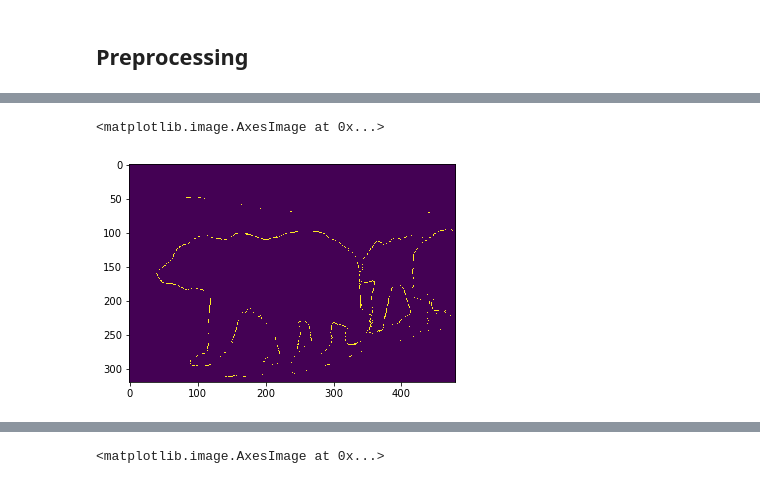
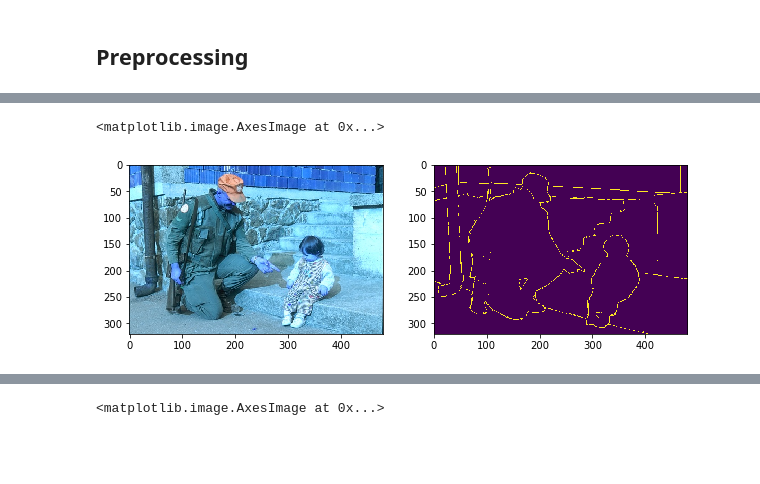
Before and after one commit to iocak28/UNet_edge_detection, a Jupyter notebook: pytorch_unet-edge.ipynb, the cells around one changed output, grey strips where cells are left out. Cells and saved outputs as stored; diff of their text form; code cells hidden in the pictures; blank space fills up the shorter version.

```diff
--- a/pytorch_unet-edge.ipynb
+++ b/pytorch_unet-edge.ipynb
@@ -17,6 +17,7 @@ import os,sys
 import pandas as pd
 import matplotlib.pyplot as plt
 import numpy as np
+from scipy import ndimage, misc
 
 folder = 'BSR_unzip/BSR/BSDS500/data/'
 
@@ -48,7 +49,7 @@ def load_labels(folder):
             label = (scipy.io.loadmat(os.path.join(folder,filename)))['groundTruth'][0][i][0][0][1]
             label = np.where(label == 0, -1, 1)
             gt_majority += label
-        gt_majority = np.where(gt_majority >= 0, 1, 0)
+        gt_majority = np.where(gt_majority >= -1, 1, 0)
         if gt_majority.shape == (481, 321):
             gt_majority = gt_majority.T
         ## do padding
@@ -60,14 +61,14 @@ def load_labels(folder):
     return labels
 
 # Load Images
-xtrain = load_images(folder + 'images/train')
+xtrain_org = load_images(folder + 'images/train')
 xtest = load_images(folder + 'images/test')
-xval = load_images(folder + 'images/val')
+xval_org = load_images(folder + 'images/val')
 
 # Load Ground Truths Using Majority Vote Notion
-ytrain = load_labels(folder + 'groundTruth/train')
+ytrain_org = load_labels(folder + 'groundTruth/train')
 ytest = load_labels(folder + 'groundTruth/test')
-yval = load_labels(folder + 'groundTruth/val')
+yval_org = load_labels(folder + 'groundTruth/val')
 
 #plt.imshow(xtrain[0])
 #plt.imshow(ytrain[0])
@@ -82,5 +77,0 @@ plt.imshow(xtrain[0])
-# %%
-plt.imshow(ytrain[0])
-# %% [output]
-<matplotlib.image.AxesImage at 0x...>
-[figure, removed]
@@ -86,0 +100,13 @@ plt.imshow(ytrain[0])
+# %%
+plt.subplots(1,2,figsize=(10,10))
+
+index = 448
+
+plt.subplot(1, 2, 1)
+plt.imshow(xtrain[index])
+
+plt.subplot(1, 2, 2)
+plt.imshow(ytrain[index])
+# %% [output]
+<matplotlib.image.AxesImage at 0x...>
+[figure, added]
```
Also changed, not shown: parts of 18 cells of this notebook.
